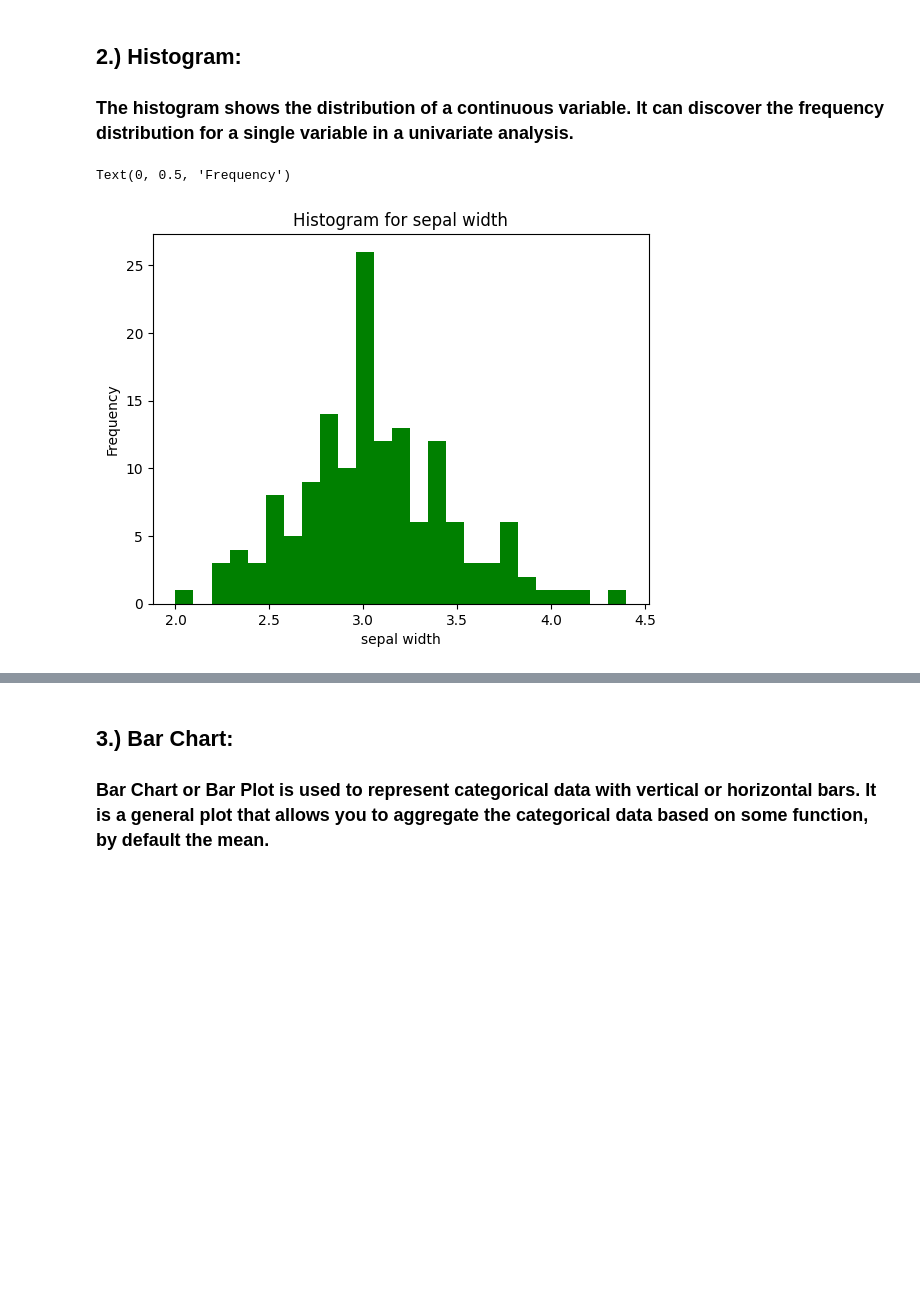
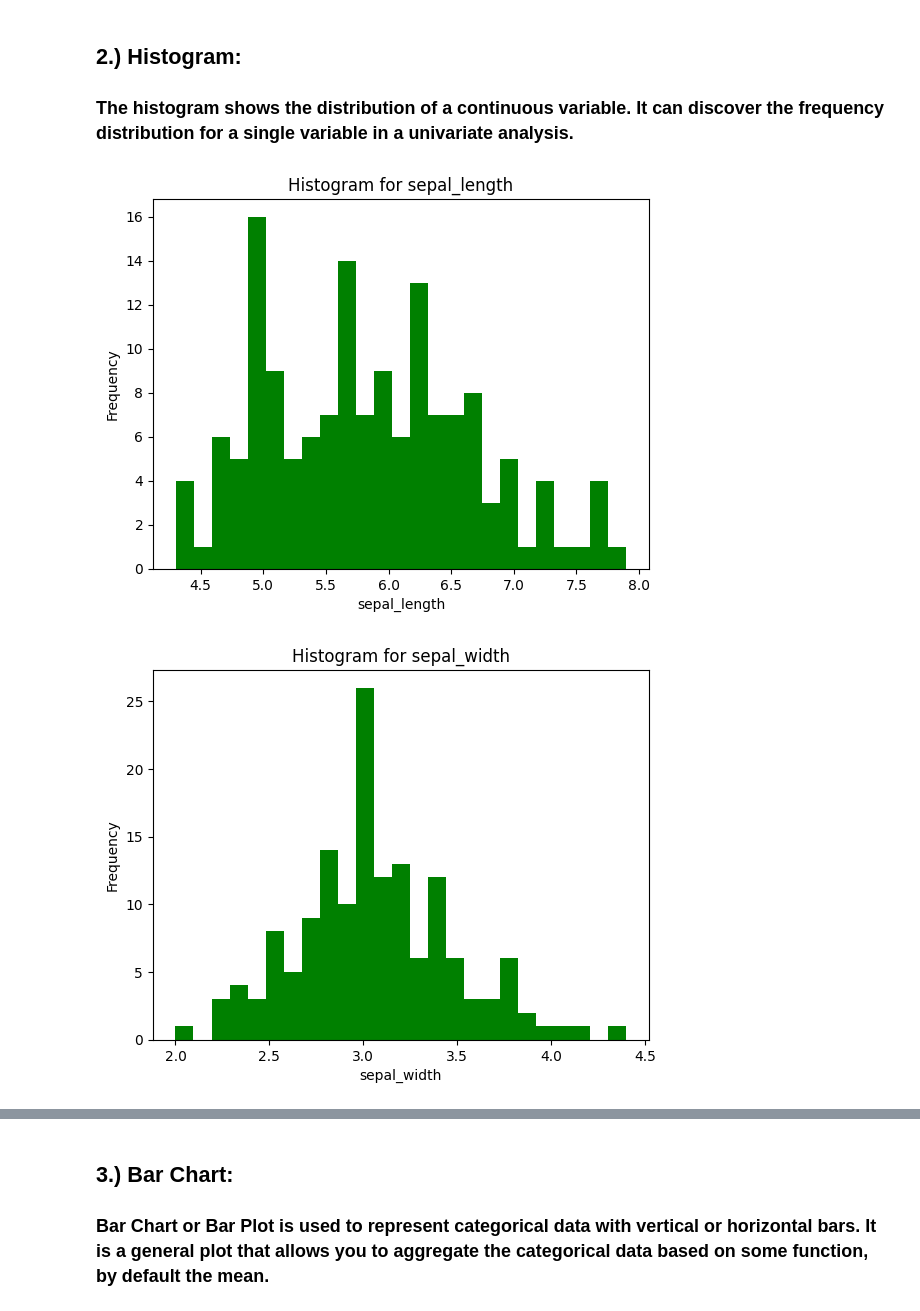
Before and after one commit to NiharSodhaparmar/M-Tech, a Jupyter notebook: Sem 2/ANN and Deep Learning/LABS/LAB 1/Iris Data Visualization.ipynb, the cells around one changed output, grey strips where cells are left out. Saved outputs shown, nothing was run; the diff lists cells and outputs as text; code cells hidden in the pictures; blank space fills up the shorter version.

```diff
--- a/Sem 2/ANN and Deep Learning/LABS/LAB 1/Iris Data Visualization.ipynb
+++ b/Sem 2/ANN and Deep Learning/LABS/LAB 1/Iris Data Visualization.ipynb
@@ -26,8 +26,14 @@ iris_data.shape
 ## 1.) Scatterplot:
 ### This is used to find a relationship in a bivariate data. It is most commonly used to find correlations between two continuous variables. Here, we’ll see scatter plot for Petal Length and Petal Width using matplotlib.
 # %%
-plt.scatter(iris_data["petal_length"], iris_data["petal_width"], color="green")
-plt.title("Scatter Plot for bivariate analysis")
-plt.xlabel("petal length")
-plt.ylabel("petal width")
+for i in columns:
+    for j in columns:
+        if i == "name" or j == "name":
+            continue
+        else:
+            plt.figure()
+            plt.scatter(iris_data[i], iris_data[j], color="green")
+            plt.title("Scatter Plot for bivariate analysis")
+            plt.xlabel(i)
+            plt.ylabel(j)
 # %% [output]
@@ -37,10 +54,13 @@ Text(0, 0.5, 'petal width')
 ## 2.) Histogram:
 ### The histogram shows the distribution of a continuous variable.  It can discover the frequency distribution for a single variable in a univariate analysis.
 # %%
-plt.hist(iris_data["sepal_width"], color="green", bins = 25)
-plt.title("Histogram for sepal width")
-plt.xlabel("sepal width")
-plt.ylabel("Frequency")
+for i in columns:
+    if i != "species":
+        plt.figure()
+        plt.hist(iris_data[i], color="green", bins = 25)
+        plt.title("Histogram for " + i)
+        plt.xlabel(i)
+        plt.ylabel("Frequency")
 # %% [output]
-Text(0, 0.5, 'Frequency')
-[figure, old version]
+[figure, new version]
+[figure, added]
```
Also changed, not shown: parts of 10 cells of this notebook, 5 other files.
